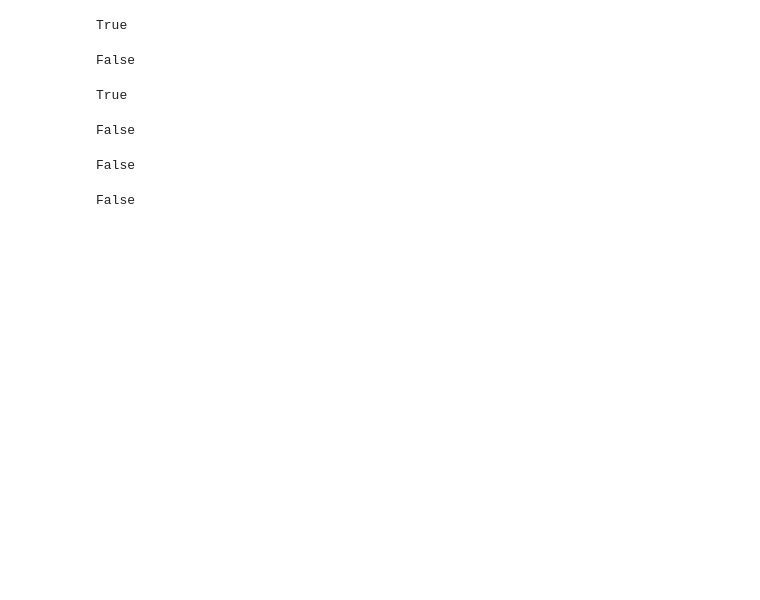
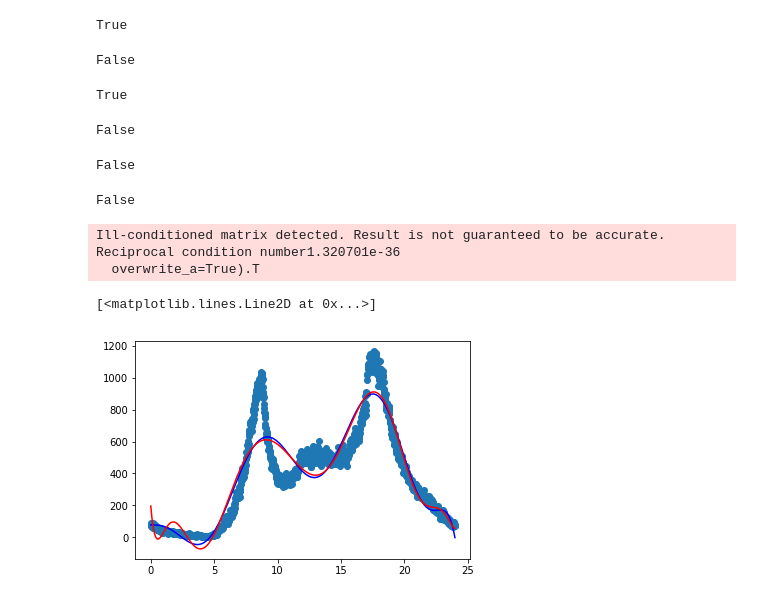
Before and after one commit to peoplecure/aap, a Jupyter notebook: assignments/4-Copy1.ipynb, the cells around one changed output. Drawn from its saved outputs; the diff is of its cells as text; code cells hidden in the pictures; blank space fills up the shorter version.

```diff
--- a/assignments/4-Copy1.ipynb
+++ b/assignments/4-Copy1.ipynb
@@ -313,0 +310,16 @@ False
+# %%
+# I'm wondering if I've done something wrong. So, I'm priting graphs for another degree
+
+linear.fit(x_12, y_starting)
+ridge1 = linear_model.Ridge(alpha = .1)
+ridge1.fit(x_12, y_starting)
+
+plt.scatter(x_times, y_starting)
+plt.plot(x_times, np.dot(x_12, linear.coef_) + linear.intercept_, c='b')
+plt.plot(x_times, np.dot(x_12, ridge1.coef_) + ridge1.intercept_, c='r')
+# %% [output]
+Ill-conditioned matrix detected. Result is not guaranteed to be accurate.
+Reciprocal condition number1.320701e-36
+  overwrite_a=True).T
+[<matplotlib.lines.Line2D at 0x...>]
+[figure, added]
```
Also changed, not shown: parts of 6 cells of this notebook, 2 other files.
